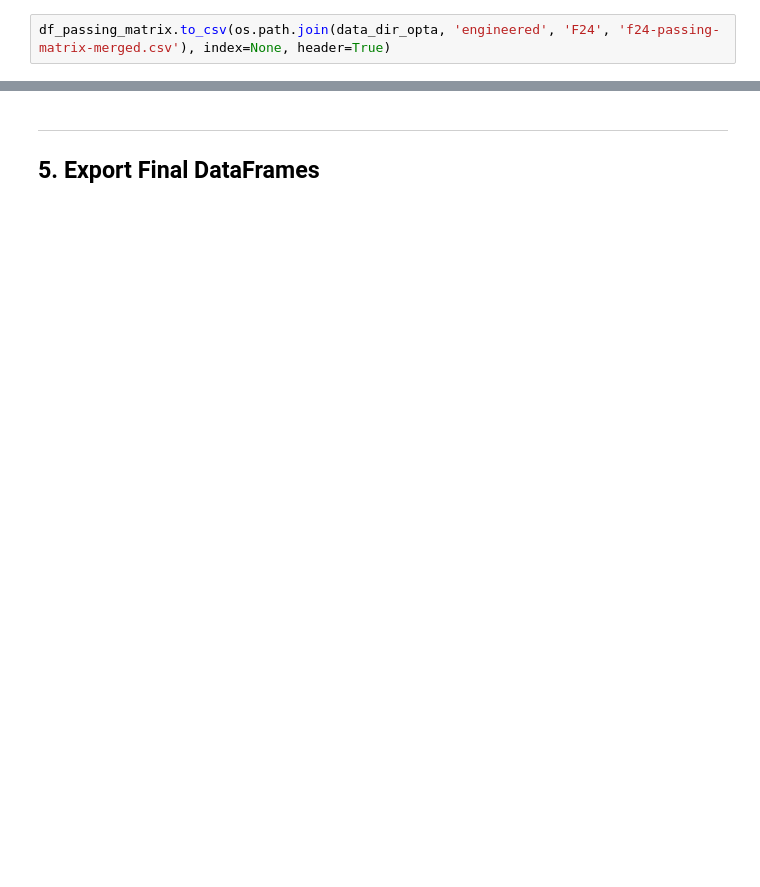
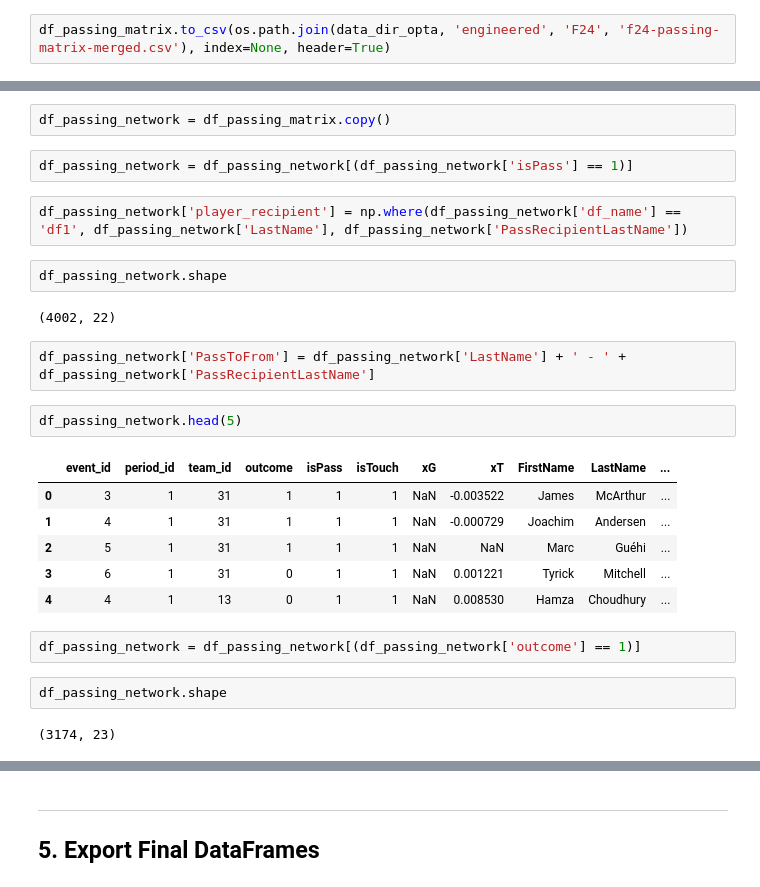
Before and after one commit to learnuidev/watford, a Jupyter notebook: notebooks/2_data_engineering/Opta Data Engineering.ipynb, the cells around one changed output, grey strips where cells are left out. Drawn from its saved outputs; the diff is of its cells as text; blank space fills up the shorter version.

```diff
--- a/notebooks/2_data_engineering/Opta Data Engineering.ipynb
+++ b/notebooks/2_data_engineering/Opta Data Engineering.ipynb
@@ -2260,0 +2358,27 @@ END
+# %%
+df_passing_network = df_passing_matrix.copy()
+# %%
+df_passing_network = df_passing_network[(df_passing_network['isPass'] == 1)]
+# %%
+df_passing_network['player_recipient'] = np.where(df_passing_network['df_name'] == 'df1', df_passing_network['LastName'], df_passing_network['PassRecipientLastName'])
+# %%
+df_passing_network.shape
+# %% [output]
+(4002, 22)
+# %%
+df_passing_network['PassToFrom'] = df_passing_network['LastName'] + ' - ' + df_passing_network['PassRecipientLastName']
+# %%
+df_passing_network.head(5)
+# %% [output]
+|  | event_id | period_id | team_id | outcome | isPass | isTouch | xG | xT | FirstName | LastName | ... |
+| 0 | 3 | 1 | 31 | 1 | 1 | 1 | NaN | -0.003522 | James | McArthur | ... |
+| 1 | 4 | 1 | 31 | 1 | 1 | 1 | NaN | -0.000729 | Joachim | Andersen | ... |
+| 2 | 5 | 1 | 31 | 1 | 1 | 1 | NaN | NaN | Marc | Guéhi | ... |
+| 3 | 6 | 1 | 31 | 0 | 1 | 1 | NaN | 0.001221 | Tyrick | Mitchell | ... |
+| 4 | 4 | 1 | 13 | 0 | 1 | 1 | NaN | 0.008530 | Hamza | Choudhury | ... |
+# %%
+df_passing_network = df_passing_network[(df_passing_network['outcome'] == 1)]
+# %%
+df_passing_network.shape
+# %% [output]
+(3174, 23)
```
Also changed, not shown: parts of 42 cells of this notebook.
